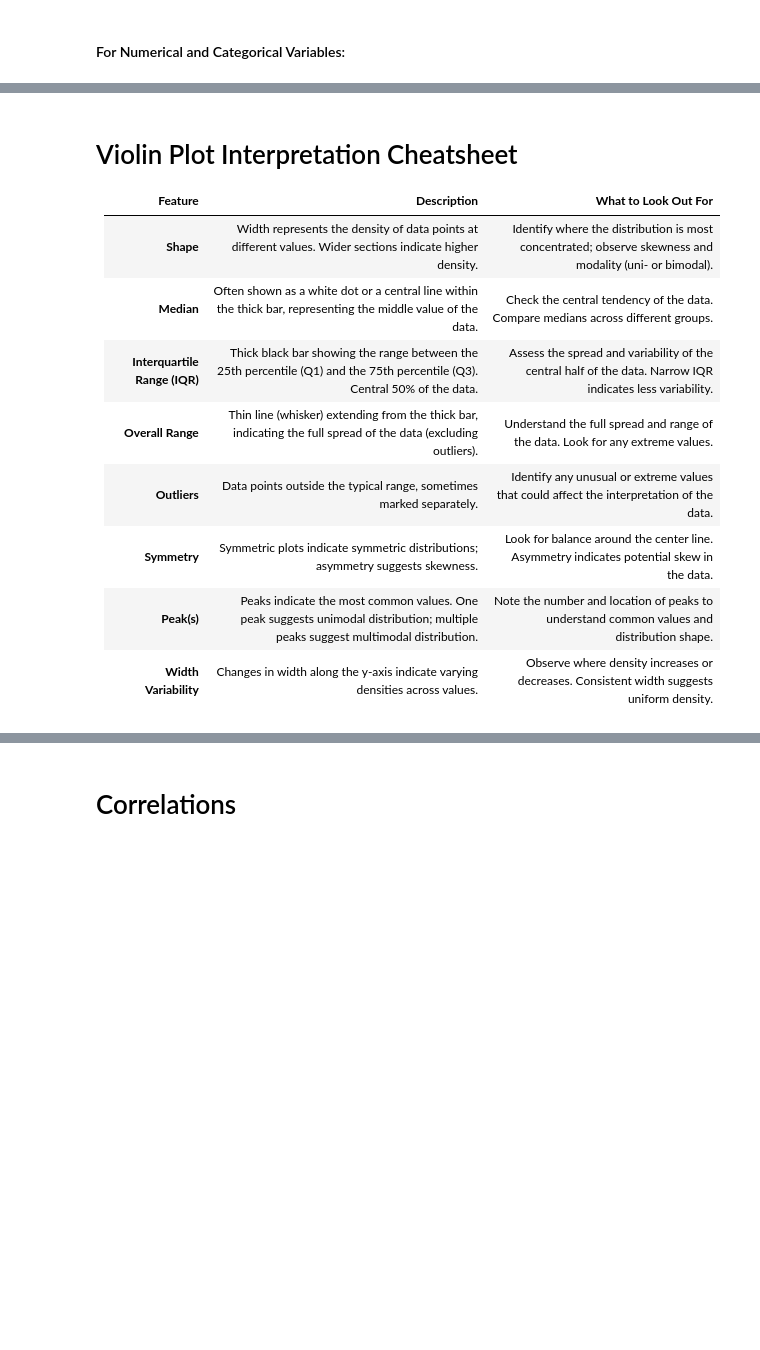
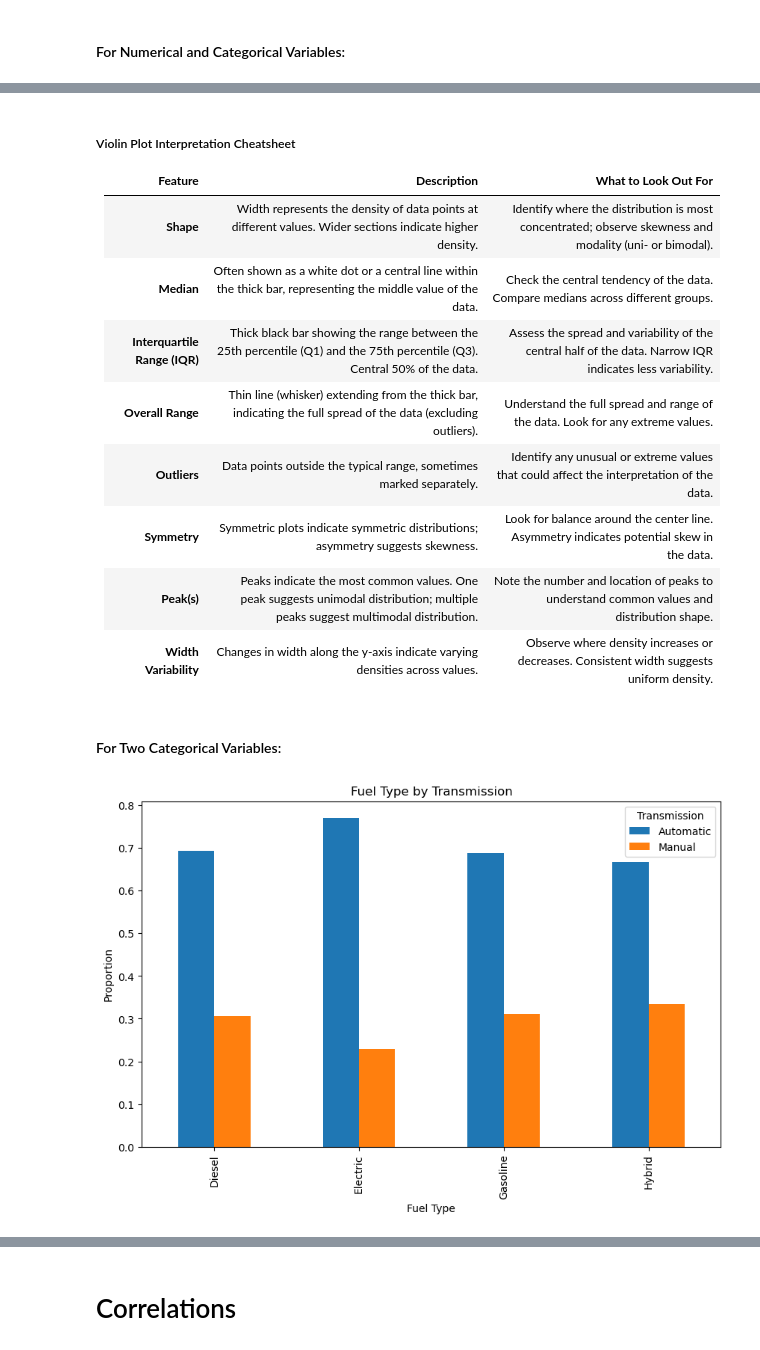
Before and after one commit to drjodyannjones/mdsi_python_seminar_11122023, a Jupyter notebook: exploratory_data_analysis/eda.ipynb, the cells around one changed output, grey strips where cells are left out. Saved outputs shown, nothing was run; the diff lists cells and outputs as text; code cells hidden in the pictures; blank space fills up the shorter version.

```diff
--- a/exploratory_data_analysis/eda.ipynb
+++ b/exploratory_data_analysis/eda.ipynb
@@ -995,5 +1189,5 @@ plt.show()
 # %% [markdown]
-# Violin Plot Interpretation Cheatsheet
+##### Violin Plot Interpretation Cheatsheet
 
 | **Feature**         | **Description**                                                                                 | **What to Look Out For**                                                                       |
 |---------------------|-------------------------------------------------------------------------------------------------|------------------------------------------------------------------------------------------------|
@@ -1005,3 +1199,16 @@ plt.show()
 | **Symmetry**        | Symmetric plots indicate symmetric distributions; asymmetry suggests skewness.                  | Look for balance around the center line. Asymmetry indicates potential skew in the data.      |
 | **Peak(s)**         | Peaks indicate the most common values. One peak suggests unimodal distribution; multiple peaks suggest multimodal distribution. | Note the number and location of peaks to understand common values and distribution shape.     |
 | **Width Variability** | Changes in width along the y-axis indicate varying densities across values.                    | Observe where density increases or decreases. Consistent width suggests uniform density.      |
+# %% [markdown]
+#### For Two Categorical Variables:
+# %%
+# Grouped Bar Plot
+fuel_transmission = pd.crosstab(df['fuel_type'], df['transmission'], normalize='index')
+fuel_transmission.plot(kind='bar', stacked=False, figsize=(10, 6))
+plt.title('Fuel Type by Transmission')
+plt.xlabel('Fuel Type')
+plt.ylabel('Proportion')
+plt.legend(title='Transmission')
+plt.show()
+# %% [output]
+[figure, added]
```
Also changed, not shown: parts of 32 cells of this notebook, 1 other file.
